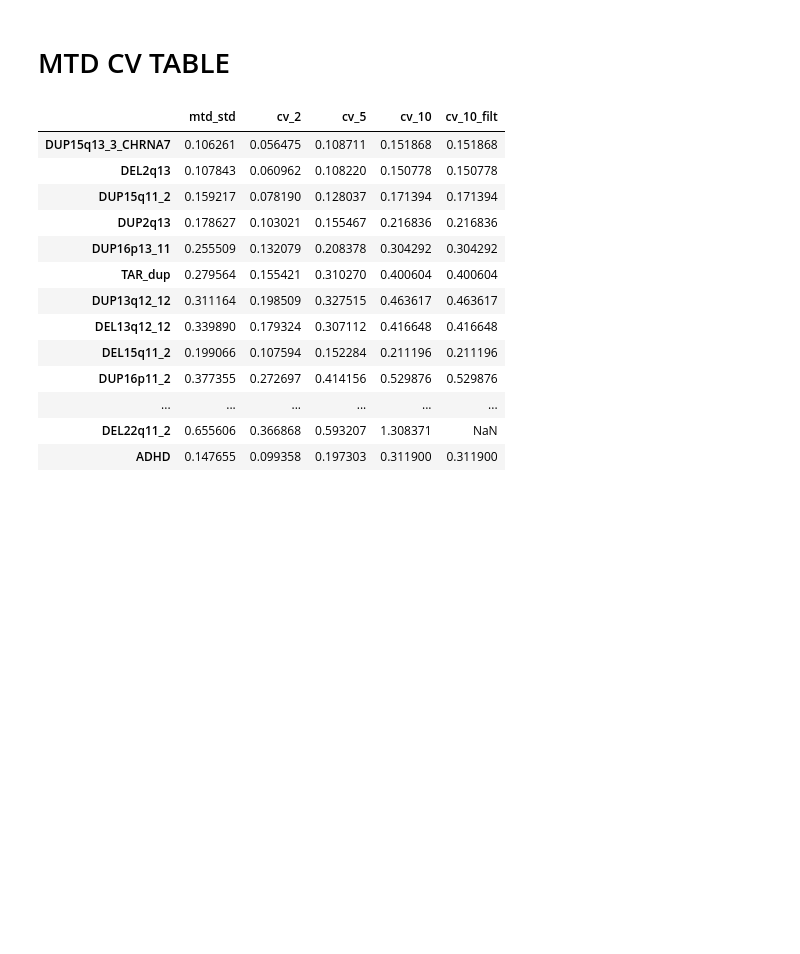
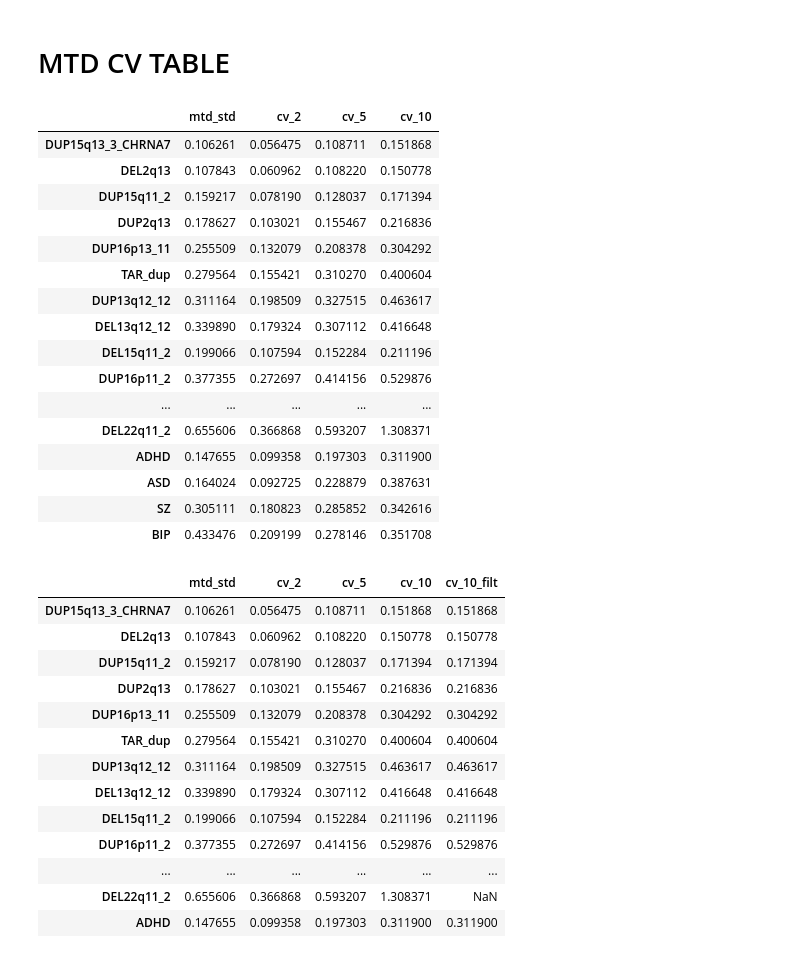
Before and after one commit to harveyaa/neuropsych_mtl, a Jupyter notebook: stats/dataset_exploration.ipynb, the cells around one changed output. Cells and saved outputs as stored; diff of their text form; code cells hidden in the pictures; blank space fills up the shorter version.

Commit message:
update & rerun results

```diff
--- a/stats/dataset_exploration.ipynb
+++ b/stats/dataset_exploration.ipynb
@@ -110 +101,22 @@ table['cv_10'] = cv_10['test_ES']
+# %%
+df = pd.read_csv('./results/mtd_cv_table.csv',index_col=0)
+df
+# %% [output]
+|  | mtd_std | cv_2 | cv_5 | cv_10 |
+| DUP15q13_3_CHRNA7 | 0.106261 | 0.056475 | 0.108711 | 0.151868 |
+| DEL2q13 | 0.107843 | 0.060962 | 0.108220 | 0.150778 |
+| DUP15q11_2 | 0.159217 | 0.078190 | 0.128037 | 0.171394 |
+| DUP2q13 | 0.178627 | 0.103021 | 0.155467 | 0.216836 |
+| DUP16p13_11 | 0.255509 | 0.132079 | 0.208378 | 0.304292 |
+| TAR_dup | 0.279564 | 0.155421 | 0.310270 | 0.400604 |
+| DUP13q12_12 | 0.311164 | 0.198509 | 0.327515 | 0.463617 |
+| DEL13q12_12 | 0.339890 | 0.179324 | 0.307112 | 0.416648 |
+| DEL15q11_2 | 0.199066 | 0.107594 | 0.152284 | 0.211196 |
+| DUP16p11_2 | 0.377355 | 0.272697 | 0.414156 | 0.529876 |
+| ... | ... | ... | ... | ... |
+| DEL22q11_2 | 0.655606 | 0.366868 | 0.593207 | 1.308371 |
+| ADHD | 0.147655 | 0.099358 | 0.197303 | 0.311900 |
+| ASD | 0.164024 | 0.092725 | 0.228879 | 0.387631 |
+| SZ | 0.305111 | 0.180823 | 0.285852 | 0.342616 |
+| BIP | 0.433476 | 0.209199 | 0.278146 | 0.351708 |
 # %%
```
Also changed, not shown: parts of 3 cells of this notebook, 5 other files.
